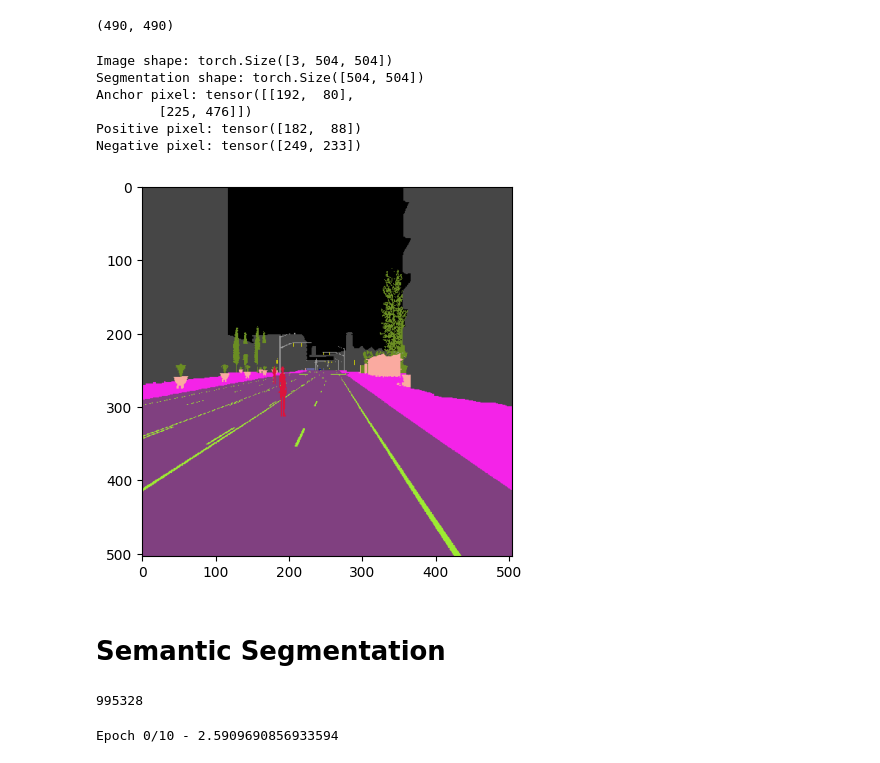
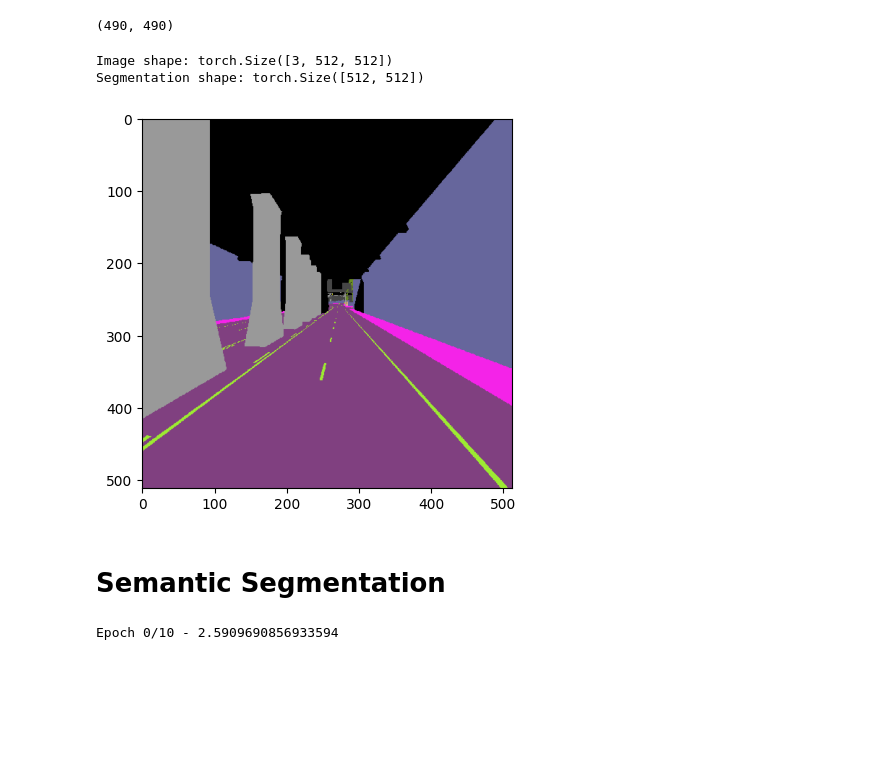
Before and after one commit to liuktc/ML4CV_Assignment, a Jupyter notebook: main.ipynb, the cells around one changed output. Drawn from its saved outputs; the diff is of its cells as text; code cells hidden in the pictures; blank space fills up the shorter version.

```diff
--- a/main.ipynb
+++ b/main.ipynb
@@ -131,29 +141,21 @@ dl_train = DataLoader(dataset_train, batch_size=BATCH_SIZE, shuffle=True)
 # %%
 # Show a sample
-for image, segmentation, (anchor_idx, positive_idx, negative_idx) in dl_train:
+for image, segmentation, _ in dl_train:
 
     print(f"Image shape: {image[0].shape}")
     print(f"Segmentation shape: {segmentation[0].shape}")
-    print(f"Anchor pixel: {anchor_idx}")
-    print(f"Positive pixel: {positive_idx[0]}")
-    print(f"Negative pixel: {negative_idx[0]}")
+    # print(f"Anchor pixel: {anchor_idx}")
+    # print(f"Positive pixel: {positive_idx[0]}")
+    # print(f"Negative pixel: {negative_idx[0]}")
     plt.imshow(color(segmentation[0].cpu().numpy()))
     plt.show()
     break
 # %% [output]
-Image shape: torch.Size([3, 504, 504])
-Segmentation shape: torch.Size([504, 504])
-Anchor pixel: tensor([[192,  80],
-        [225, 476]])
-Positive pixel: tensor([182,  88])
-Negative pixel: tensor([249, 233])
+Image shape: torch.Size([3, 512, 512])
+Segmentation shape: torch.Size([512, 512])
-[figure, old version]
+[figure, new version]
 # %% [markdown]
 # Semantic Segmentation
-# %%
-2 * 36 * 36 * 384
-# %% [output]
-995328
 # %%
 from train import train_semantic_segmentation
 
```
Also changed, not shown: parts of 2 cells of this notebook, 3 other files.
